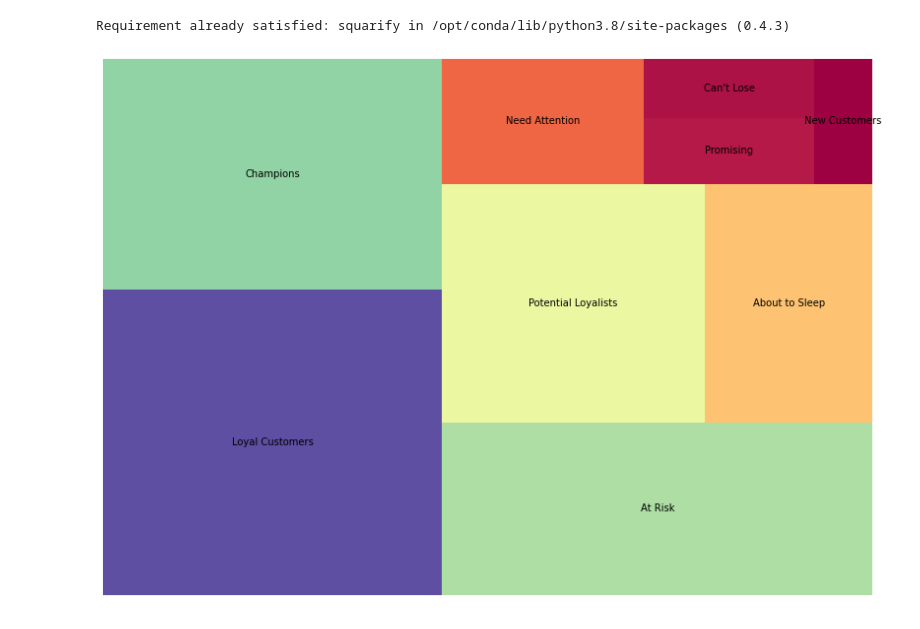
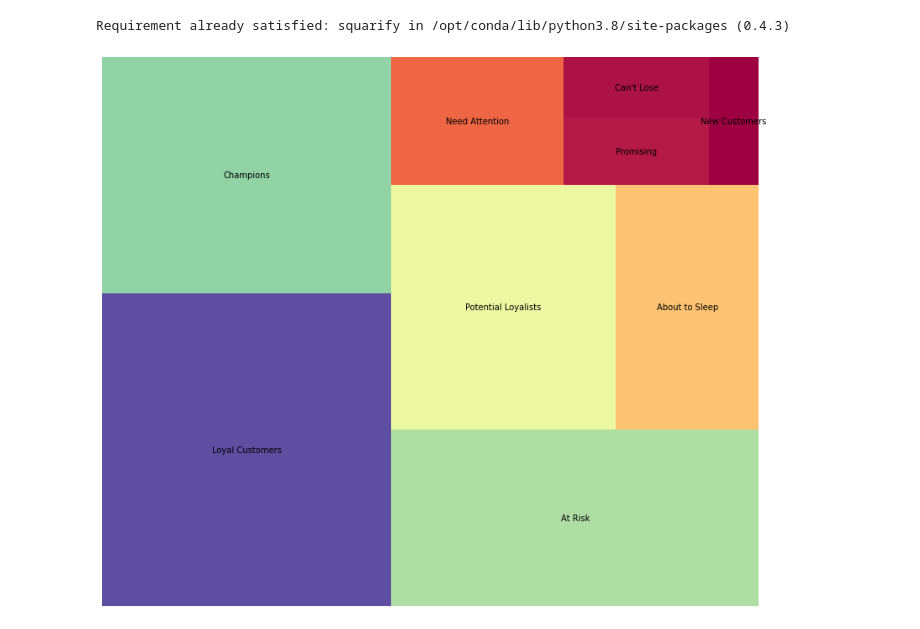
Before and after one commit to jarviscanada/jarvis_data_eng_NazaninAkbari, a Jupyter notebook: python_data_analytics/retail_data_analytics_wrangling.ipynb, the cells around one changed output. Saved outputs shown, nothing was run; the diff lists cells and outputs as text; code cells hidden in the pictures.

```diff
--- a/python_data_analytics/retail_data_analytics_wrangling.ipynb
+++ b/python_data_analytics/retail_data_analytics_wrangling.ipynb
@@ -618,18 +618,18 @@ Requirement already satisfied: squarify in /opt/conda/lib/python3.8/site-package
 # %%
 #distribution of segments using the squarify plot
 import squarify
 import matplotlib
 from matplotlib import cm
 cmap = matplotlib.cm.Spectral
 minimum = min(sq1["customer_id"])
 maximum = max(sq1["customer_id"])
 norm = matplotlib.colors.Normalize(vmin=minimum, vmax=maximum)
 colors = [cmap(norm(value)) for value in sq1["customer_id"]]
 fig = plt.gcf()
 ax = fig.add_subplot()
-fig.set_size_inches(14, 10)
+fig.set_size_inches(14, 12)
 squarify.plot(sizes=sq1["customer_id"], label=sq1.Segment, alpha=1, color=colors)
 plt.axis('off')
 plt.show()
 # %% [output]
-[figure, old version]
+[figure, new version]
```
Also changed, not shown: 5 other files.
